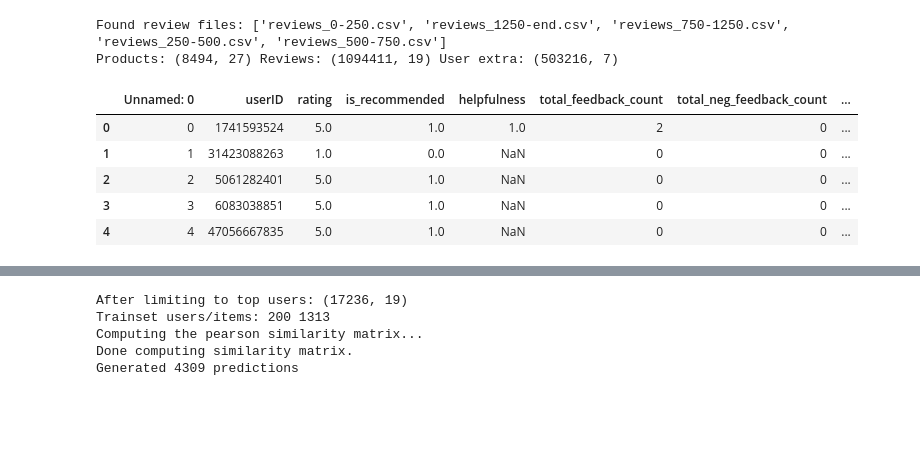
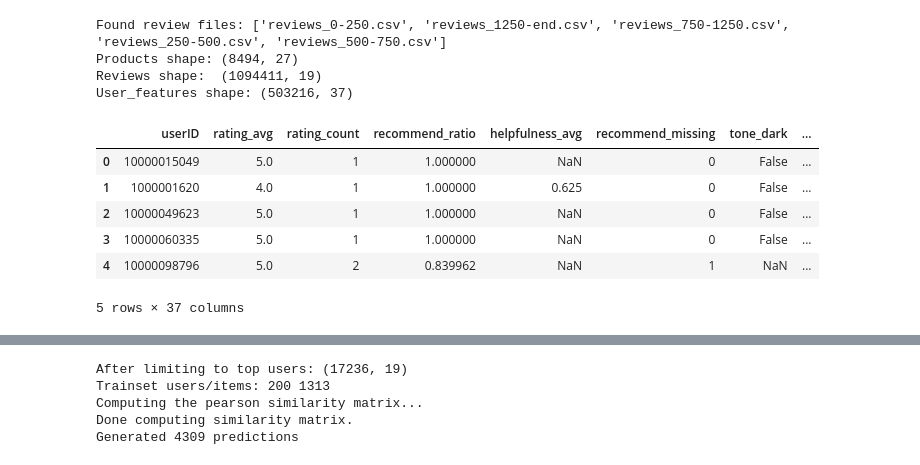
Before and after one commit to nurs-1502/Web_Mining_Project, a Jupyter notebook: Updated_Recommender_System.ipynb, the cells around one changed output, grey strips where cells are left out. Cells and saved outputs as stored; diff of their text form; code cells hidden in the pictures; blank space fills up the shorter version.

```diff
--- a/Updated_Recommender_System.ipynb
+++ b/Updated_Recommender_System.ipynb
@@ -7,7 +7,7 @@ my_seed = 0
 random.seed(my_seed)
 np.random.seed(my_seed)
 # %%
-# ─── Cell 2: Imports & Load Data + Derive Extra User Features ─────────────────
+# ─── Cell 2: Imports & Load Data + Build Full User Features ───────────────────
 import os
 import pandas as pd
 
@@ -21,54 +21,83 @@ products = pd.read_csv(
 ).rename(columns={'product_id':'itemID'}).dropna(subset=['itemID'])
 products['itemID'] = products['itemID'].astype(str)
 
 # 2.3 Reviews
 review_files = [f for f in os.listdir(dataset_folder) if f.startswith('reviews')]
-print("Found review files:", review_files)   # sanity check
+print("Found review files:", review_files)
 
 reviews = pd.concat(
-    [
-      pd.read_csv(os.path.join(dataset_folder, f), low_memory=False)
-      for f in review_files
-    ],
+    [pd.read_csv(os.path.join(dataset_folder, f), low_memory=False)
+     for f in review_files],
     ignore_index=True
 ).rename(columns={
     'author_id':   'userID',
     'product_id':  'itemID',
     'rating':      'rating',
     'review_text': 'review_text'
 })
 
-# clean & cast
+# Clean & cast
 reviews['userID']      = reviews['userID'].astype(str)
 reviews['itemID']      = reviews['itemID'].astype(str)
 reviews['rating']      = pd.to_numeric(reviews['rating'], errors='coerce')
 reviews = reviews.dropna(subset=['userID','itemID','rating'])
 reviews['rating']      = reviews['rating'].astype(float)
 reviews['review_text'] = reviews.get('review_text', '').fillna('').astype(str)
 
-# 2.4 Derive extra per-user features from reviews
-user_extra = (
+# 2.4 Build full user_features matching teammate’s selection
+# 2.4.1 Numeric aggregates
+user_stats = (
     reviews
       .groupby('userID')
       .agg(
-         recommend_ratio           = ('is_recommended',       'mean'),
-         helpfulness_avg           = ('helpfulness',          'mean'),
-         total_feedback_count      = ('total_feedback_count', 'mean'),
-         total_pos_feedback_count  = ('total_pos_feedback_count','mean'),
-         total_neg_feedback_count  = ('total_neg_feedback_count','mean'),
-         review_count              = ('itemID',               'count')
+         rating_avg      = ('rating',         'mean'),
+         rating_count    = ('rating',         'count'),
+         recommend_ratio = ('is_recommended', 'mean'),
+         helpfulness_avg = ('helpfulness',    'mean')
       )
-      .reset_index()
 )
 
-print("Products:", products.shape, "Reviews:", reviews.shape, "User extra:", user_extra.shape)
-display(reviews.head())
+# 2.4.2 Missing‐flag & imputation
+user_stats['recommend_missing'] = user_stats['recommend_ratio'].isna().astype(int)
+global_recommend = reviews['is_recommended'].mean()
+user_stats['recommend_ratio']  = user_stats['recommend_ratio'].fillna(global_recommend)
+
+# 2.4.3 Profile fields (first review per user)
+profile = (
+    reviews
+      .sort_values('submission_time')
+      .dropna(subset=['skin_tone','skin_type','eye_color','hair_color'])
+      .groupby('userID')
+      .first()[['skin_tone','skin_type','eye_color','hair_color']]
+)
+
+# 2.4.4 One-hot encode each profile dimension
+tone_dummies = pd.get_dummies(profile['skin_tone'], prefix='tone')
+type_dummies = pd.get_dummies(profile['skin_type'], prefix='type')
+eye_dummies  = pd.get_dummies(profile['eye_color'], prefix='eye')
+hair_dummies = pd.get_dummies(profile['hair_color'], prefix='hair')
+
+user_profile = pd.concat(
+    [profile.index.to_series(), tone_dummies, type_dummies, eye_dummies, hair_dummies],
+    axis=1
+).set_index('userID')
+
+# 2.4.5 Merge stats + profile
+user_features = user_stats.join(user_profile, how='left').reset_index()
+
+print("Products shape:", products.shape)
+print("Reviews shape: ", reviews.shape)
+print("User_features shape:", user_features.shape)
+display(user_features.head(), reviews.head())
 # %% [output]
 Found review files: ['reviews_0-250.csv', 'reviews_1250-end.csv', 'reviews_750-1250.csv', 'reviews_250-500.csv', 'reviews_500-750.csv']
-Products: (8494, 27) Reviews: (1094411, 19) User extra: (503216, 7)
+Products shape: (8494, 27)
+Reviews shape:  (1094411, 19)
+User_features shape: (503216, 37)
-|  | Unnamed: 0 | userID | rating | is_recommended | helpfulness | total_feedback_count | total_neg_feedback_count | ... |
-| 0 | 0 | 1741593524 | 5.0 | 1.0 | 1.0 | 2 | 0 | ... |
-| 1 | 1 | 31423088263 | 1.0 | 0.0 | NaN | 0 | 0 | ... |
-| 2 | 2 | 5061282401 | 5.0 | 1.0 | NaN | 0 | 0 | ... |
-| 3 | 3 | 6083038851 | 5.0 | 1.0 | NaN | 0 | 0 | ... |
-| 4 | 4 | 47056667835 | 5.0 | 1.0 | NaN | 0 | 0 | ... |
+|  | userID | rating_avg | rating_count | recommend_ratio | helpfulness_avg | recommend_missing | tone_dark | ... |
+| 0 | 10000015049 | 5.0 | 1 | 1.000000 | NaN | 0 | False | ... |
+| 1 | 1000001620 | 4.0 | 1 | 1.000000 | 0.625 | 0 | False | ... |
+| 2 | 10000049623 | 5.0 | 1 | 1.000000 | NaN | 0 | False | ... |
+| 3 | 10000060335 | 5.0 | 1 | 1.000000 | NaN | 0 | False | ... |
+| 4 | 10000098796 | 5.0 | 2 | 0.839962 | NaN | 1 | NaN | ... |
+5 rows × 37 columns
```
Also changed, not shown: parts of 2 cells of this notebook.
